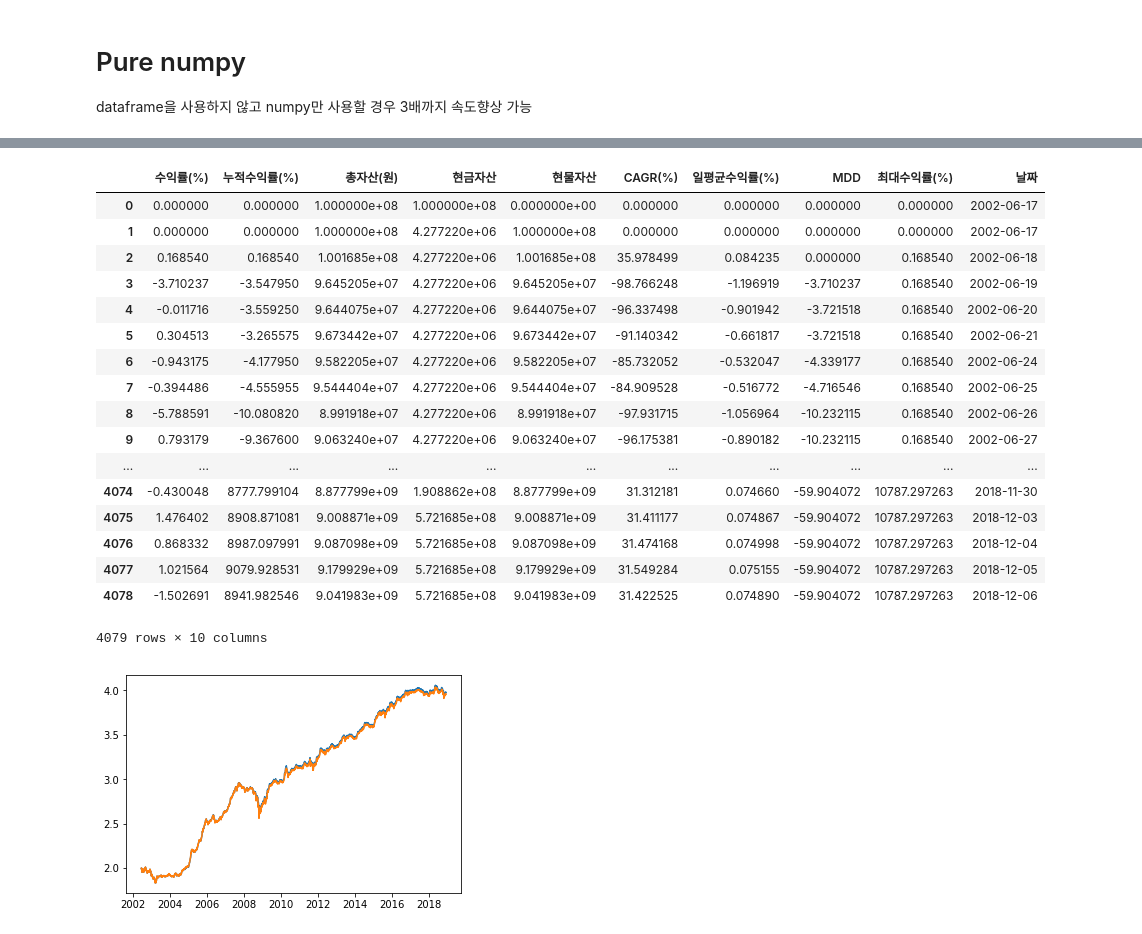
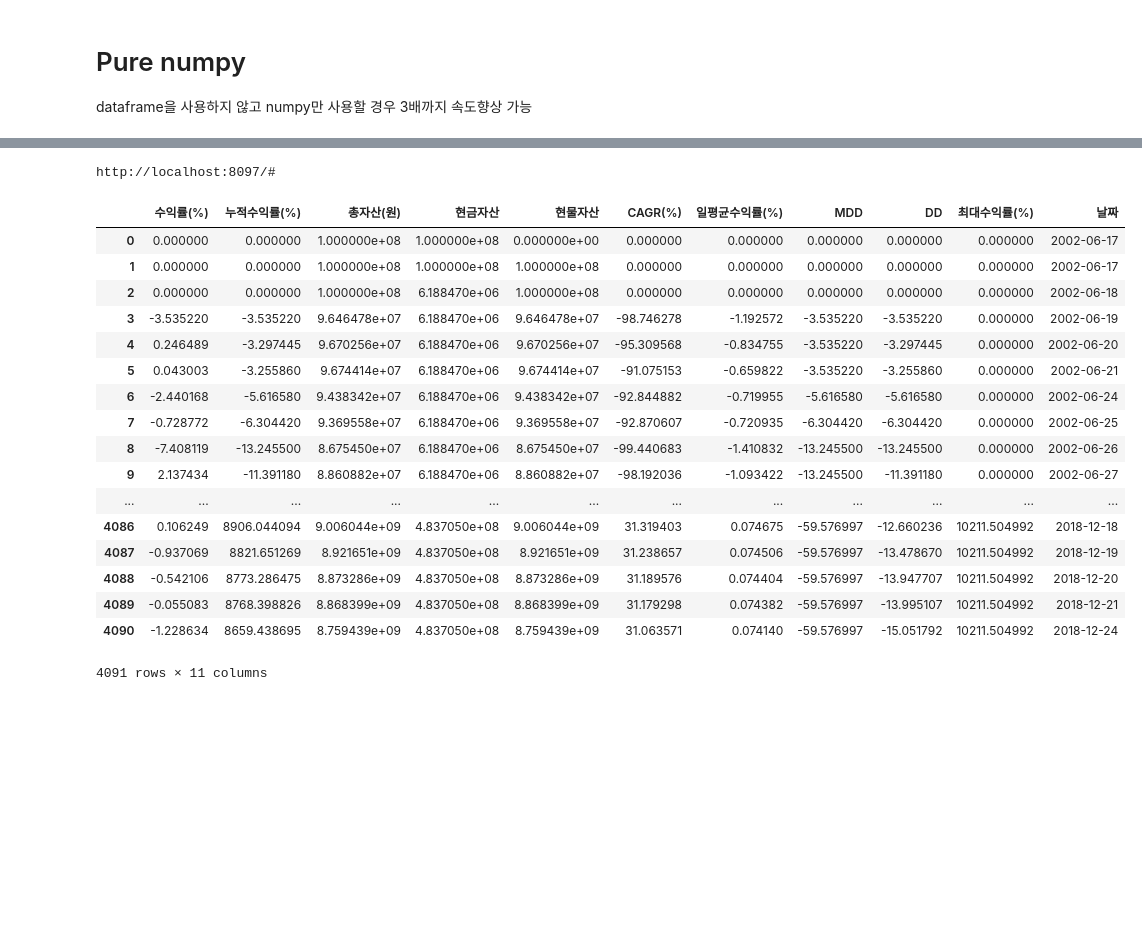
Before and after one commit to swseo92/SushiLife, a Jupyter notebook: SushiLife/templete/templete.ipynb, the cells around one changed output, grey strips where cells are left out. Cells and saved outputs as stored; diff of their text form; code cells hidden in the pictures; blank space fills up the shorter version.

Commit message:
templete을 최신버전에 맞게 수정

```diff
--- a/SushiLife/templete/templete.ipynb
+++ b/SushiLife/templete/templete.ipynb
@@ -6,8 +6,8 @@ import h5py
 from SushiLife import *
 # %%
 f = h5py.File("../../../../data/stock_info.hdf5", "r")
-array_stock, axis_stock = load_data(f, "stock", chunks=5, in_memory=False)
-array_value, axis_value = load_data(f, "value", chunks=5, in_memory=False)
+array_stock, axis_stock = load_data(f, "stock", chunks=5)
+array_value, axis_value = load_data(f, "value", chunks=5)
 
 data_stock = DataAsset(array_stock, axis_stock, chunks=5)
 data_value = DataAsset(array_value, axis_value, chunks=5)
@@ -129,7 +129,7 @@ exchange_stock.set_DataAsset(data_stock)
 stock_account = StockAccount(exchange_stock, 출력=False)
 
 # 거래 에이전트 생성 및 주식 계좌 등록
-agent = Agent(1e8, 출력=False)
+agent = Agent(1e8, 출력=True)
 agent.set_account("stock", stock_account)
 
 # 날짜가 변할시 업데이트 요청
@@ -148,10 +148,9 @@ columns = ["상장시가총액(원)", "지배주주순이익(원)(직전4분기)
    "현금흐름(원)(직전4분기)", "매출액(원)(직전4분기)"]
 
 while updater._date != updater._list_date[-1]:
-    fin_stat = data_value.get_info(updater._date, num=2,
+    fin_stat = data_value.get_info(updater._date, num=1,
                              fields=columns)
 
-    fin_stat = fin_stat[-2]
     상장시가총액 = fin_stat[:, 0]
 
     # 상장종목 고려
@@ -179,6 +178,7 @@ while updater._date != updater._list_date[-1]:
 
     cond_rank = rank < 50
     매수종목 = 종목코드[cond_rank]
+    updater.update()
 
     # 매도
     매도종목 = agent.accounts["stock"].keys()
@@ -199,7 +199,7 @@ while updater._date != updater._list_date[-1]:
             agent.buy("stock", 종목코드, 현재가[i], 매수수량, 주문종류="조건부지정가")
         i += 1
 
-    for i in range(21):
+    for i in range(20):
         if updater._date == updater._list_date[-1]:
             break
         updater.update()
@@ -208,22 +242,0 @@ Wall time: 18.1 s
-# %%
-레포트2 = pd.DataFrame(agent.report)
-레포트2
-# %% [output]
-|  | 수익률(%) | 누적수익률(%) | 총자산(원) | 현금자산 | 현물자산 | CAGR(%) | 일평균수익률(%) | MDD | 최대수익률(%) | 날짜 |
-| 0 | 0.000000 | 0.000000 | 1.000000e+08 | 1.000000e+08 | 0.000000e+00 | 0.000000 | 0.000000 | 0.000000 | 0.000000 | 2002-06-17 |
-| 1 | 0.000000 | 0.000000 | 1.000000e+08 | 4.277220e+06 | 1.000000e+08 | 0.000000 | 0.000000 | 0.000000 | 0.000000 | 2002-06-17 |
-| 2 | 0.168540 | 0.168540 | 1.001685e+08 | 4.277220e+06 | 1.001685e+08 | 35.978499 | 0.084235 | 0.000000 | 0.168540 | 2002-06-18 |
-| 3 | -3.710237 | -3.547950 | 9.645205e+07 | 4.277220e+06 | 9.645205e+07 | -98.766248 | -1.196919 | -3.710237 | 0.168540 | 2002-06-19 |
-| 4 | -0.011716 | -3.559250 | 9.644075e+07 | 4.277220e+06 | 9.644075e+07 | -96.337498 | -0.901942 | -3.721518 | 0.168540 | 2002-06-20 |
-| 5 | 0.304513 | -3.265575 | 9.673442e+07 | 4.277220e+06 | 9.673442e+07 | -91.140342 | -0.661817 | -3.721518 | 0.168540 | 2002-06-21 |
-| 6 | -0.943175 | -4.177950 | 9.582205e+07 | 4.277220e+06 | 9.582205e+07 | -85.732052 | -0.532047 | -4.339177 | 0.168540 | 2002-06-24 |
-| 7 | -0.394486 | -4.555955 | 9.544404e+07 | 4.277220e+06 | 9.544404e+07 | -84.909528 | -0.516772 | -4.716546 | 0.168540 | 2002-06-25 |
-| 8 | -5.788591 | -10.080820 | 8.991918e+07 | 4.277220e+06 | 8.991918e+07 | -97.931715 | -1.056964 | -10.232115 | 0.168540 | 2002-06-26 |
-| 9 | 0.793179 | -9.367600 | 9.063240e+07 | 4.277220e+06 | 9.063240e+07 | -96.175381 | -0.890182 | -10.232115 | 0.168540 | 2002-06-27 |
-| ... | ... | ... | ... | ... | ... | ... | ... | ... | ... | ... |
-| 4074 | -0.430048 | 8777.799104 | 8.877799e+09 | 1.908862e+08 | 8.877799e+09 | 31.312181 | 0.074660 | -59.904072 | 10787.297263 | 2018-11-30 |
-| 4075 | 1.476402 | 8908.871081 | 9.008871e+09 | 5.721685e+08 | 9.008871e+09 | 31.411177 | 0.074867 | -59.904072 | 10787.297263 | 2018-12-03 |
-| 4076 | 0.868332 | 8987.097991 | 9.087098e+09 | 5.721685e+08 | 9.087098e+09 | 31.474168 | 0.074998 | -59.904072 | 10787.297263 | 2018-12-04 |
-| 4077 | 1.021564 | 9079.928531 | 9.179929e+09 | 5.721685e+08 | 9.179929e+09 | 31.549284 | 0.075155 | -59.904072 | 10787.297263 | 2018-12-05 |
-| 4078 | -1.502691 | 8941.982546 | 9.041983e+09 | 5.721685e+08 | 9.041983e+09 | 31.422525 | 0.074890 | -59.904072 | 10787.297263 | 2018-12-06 |
-4079 rows × 10 columns
@@ -232,7 +243,22 @@ import matplotlib.pyplot as plt
-# %%
-plt.plot(레포트1["날짜"], np.log10(레포트1["누적수익률(%)"] + 100))
-plt.plot(레포트2["날짜"], np.log10(레포트2["누적수익률(%)"] + 100))
-
-plt.show()
-# %% [output]
-[figure, removed]
+# %%
+agent.stat("templete-numpy")
+# %% [output]
+http://localhost:8097/#
+|  | 수익률(%) | 누적수익률(%) | 총자산(원) | 현금자산 | 현물자산 | CAGR(%) | 일평균수익률(%) | MDD | DD | 최대수익률(%) | 날짜 |
+| 0 | 0.000000 | 0.000000 | 1.000000e+08 | 1.000000e+08 | 0.000000e+00 | 0.000000 | 0.000000 | 0.000000 | 0.000000 | 0.000000 | 2002-06-17 |
+| 1 | 0.000000 | 0.000000 | 1.000000e+08 | 1.000000e+08 | 1.000000e+08 | 0.000000 | 0.000000 | 0.000000 | 0.000000 | 0.000000 | 2002-06-17 |
+| 2 | 0.000000 | 0.000000 | 1.000000e+08 | 6.188470e+06 | 1.000000e+08 | 0.000000 | 0.000000 | 0.000000 | 0.000000 | 0.000000 | 2002-06-18 |
+| 3 | -3.535220 | -3.535220 | 9.646478e+07 | 6.188470e+06 | 9.646478e+07 | -98.746278 | -1.192572 | -3.535220 | -3.535220 | 0.000000 | 2002-06-19 |
+| 4 | 0.246489 | -3.297445 | 9.670256e+07 | 6.188470e+06 | 9.670256e+07 | -95.309568 | -0.834755 | -3.535220 | -3.297445 | 0.000000 | 2002-06-20 |
+| 5 | 0.043003 | -3.255860 | 9.674414e+07 | 6.188470e+06 | 9.674414e+07 | -91.075153 | -0.659822 | -3.535220 | -3.255860 | 0.000000 | 2002-06-21 |
+| 6 | -2.440168 | -5.616580 | 9.438342e+07 | 6.188470e+06 | 9.438342e+07 | -92.844882 | -0.719955 | -5.616580 | -5.616580 | 0.000000 | 2002-06-24 |
+| 7 | -0.728772 | -6.304420 | 9.369558e+07 | 6.188470e+06 | 9.369558e+07 | -92.870607 | -0.720935 | -6.304420 | -6.304420 | 0.000000 | 2002-06-25 |
+| 8 | -7.408119 | -13.245500 | 8.675450e+07 | 6.188470e+06 | 8.675450e+07 | -99.440683 | -1.410832 | -13.245500 | -13.245500 | 0.000000 | 2002-06-26 |
+| 9 | 2.137434 | -11.391180 | 8.860882e+07 | 6.188470e+06 | 8.860882e+07 | -98.192036 | -1.093422 | -13.245500 | -11.391180 | 0.000000 | 2002-06-27 |
+| ... | ... | ... | ... | ... | ... | ... | ... | ... | ... | ... | ... |
+| 4086 | 0.106249 | 8906.044094 | 9.006044e+09 | 4.837050e+08 | 9.006044e+09 | 31.319403 | 0.074675 | -59.576997 | -12.660236 | 10211.504992 | 2018-12-18 |
+| 4087 | -0.937069 | 8821.651269 | 8.921651e+09 | 4.837050e+08 | 8.921651e+09 | 31.238657 | 0.074506 | -59.576997 | -13.478670 | 10211.504992 | 2018-12-19 |
+| 4088 | -0.542106 | 8773.286475 | 8.873286e+09 | 4.837050e+08 | 8.873286e+09 | 31.189576 | 0.074404 | -59.576997 | -13.947707 | 10211.504992 | 2018-12-20 |
+| 4089 | -0.055083 | 8768.398826 | 8.868399e+09 | 4.837050e+08 | 8.868399e+09 | 31.179298 | 0.074382 | -59.576997 | -13.995107 | 10211.504992 | 2018-12-21 |
+| 4090 | -1.228634 | 8659.438695 | 8.759439e+09 | 4.837050e+08 | 8.759439e+09 | 31.063571 | 0.074140 | -59.576997 | -15.051792 | 10211.504992 | 2018-12-24 |
+4091 rows × 11 columns
```
Also changed, not shown: parts of 5 cells of this notebook.
